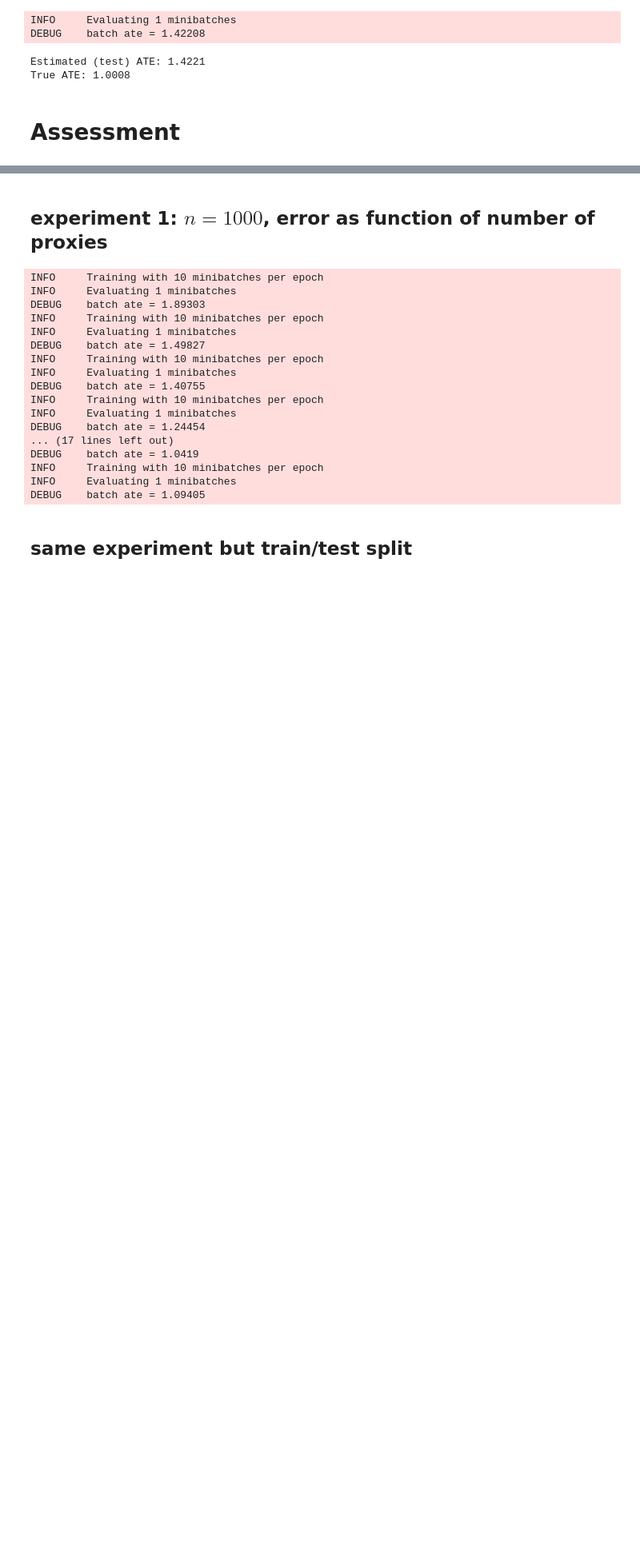
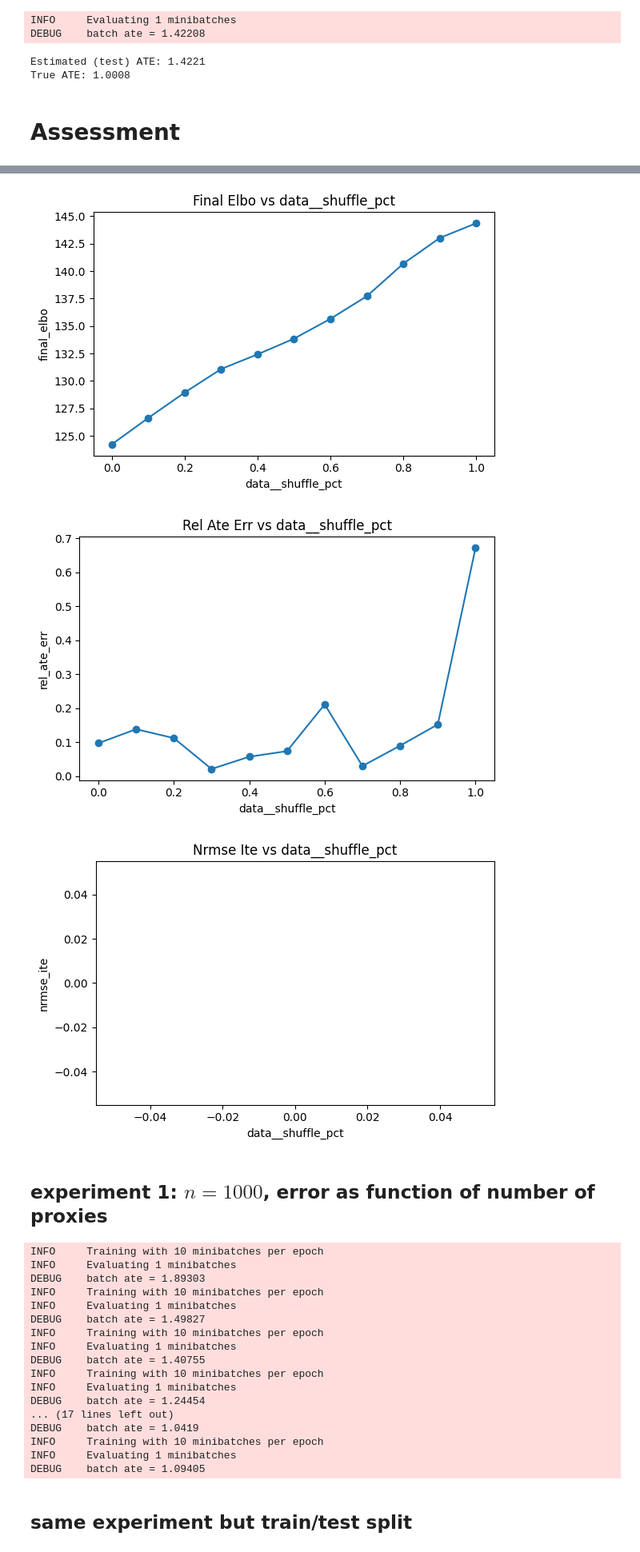
Before and after one commit to christianfaccio/causal_machine_learning, a Jupyter notebook: src/causal_effect_inference.ipynb, the cells around one changed output, grey strips where cells are left out. Shown at 80% size. Cells and saved outputs as stored; diff of their text form; code cells hidden in the pictures; blank space fills up the shorter version.

```diff
--- a/src/causal_effect_inference.ipynb
+++ b/src/causal_effect_inference.ipynb
@@ -308,0 +478,10 @@ cevae_loaded = torch.load("cevae_model_full.pth", weights_only=False)
+# %%
+results = run_experiment(
+    param_grid   = {"data__shuffle_pct": np.linspace(0, 1, 11)},
+    data_fn      = synthetic_dataset_linear,
+    model_cls    = CEVAE,
+    metrics_fns  = metrics,
+    data_kwargs  = data_defaults_linear,
+    model_kwargs = model_defaults,
+    fit_kwargs   = fit_defaults,
+)
@@ -309,3 +506,9 @@ cevae_loaded = torch.load("cevae_model_full.pth", weights_only=False)
+# %%
+plot_experiment_results(results)
+# %% [output]
+[figure, added]
+[figure, added]
+[figure, added]
 # %% [markdown]
 ## experiment 1: $n=1000$, error as function of number of proxies
 # %%
```
Also changed, not shown: parts of 8 cells of this notebook, 1 other file.
